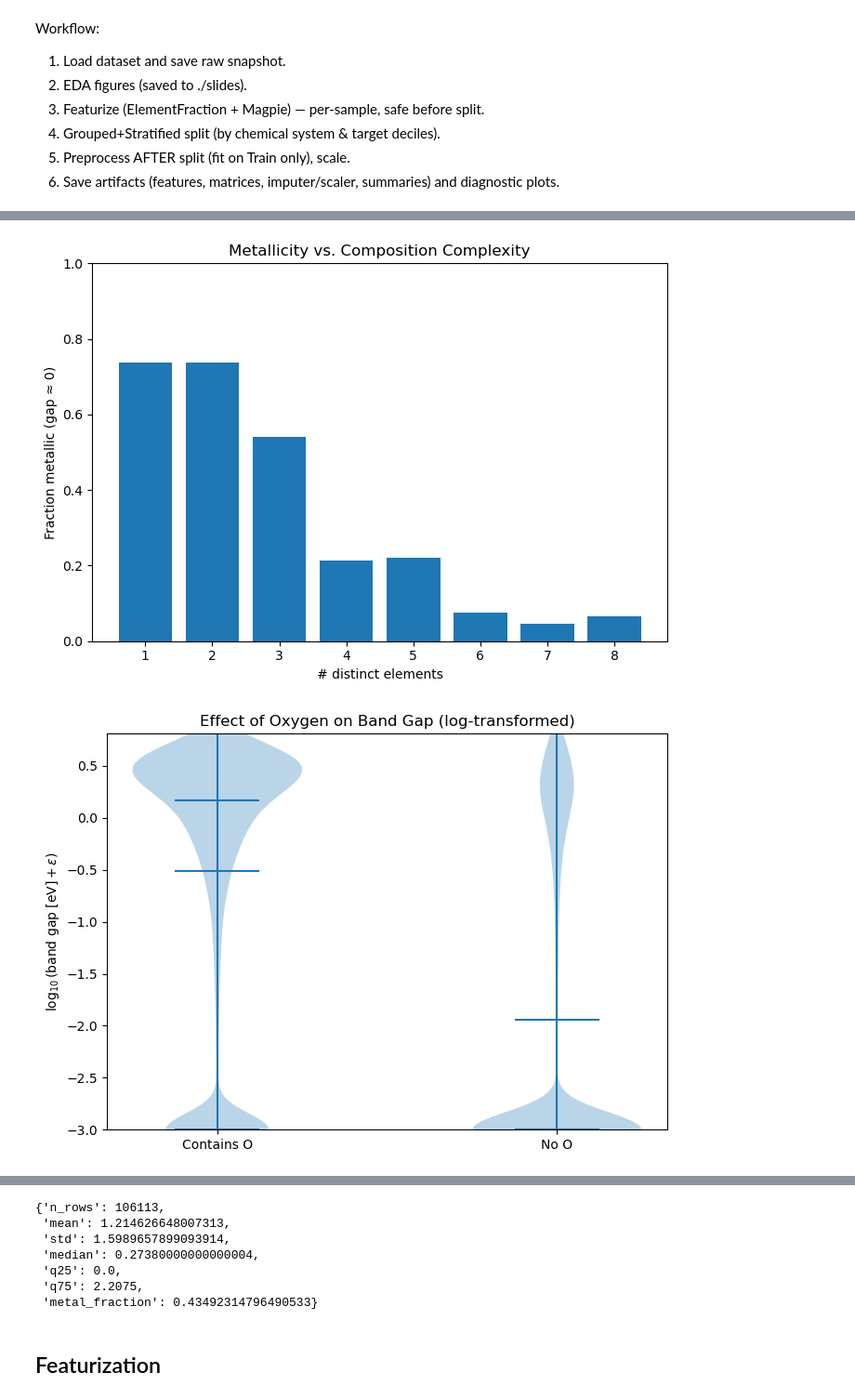
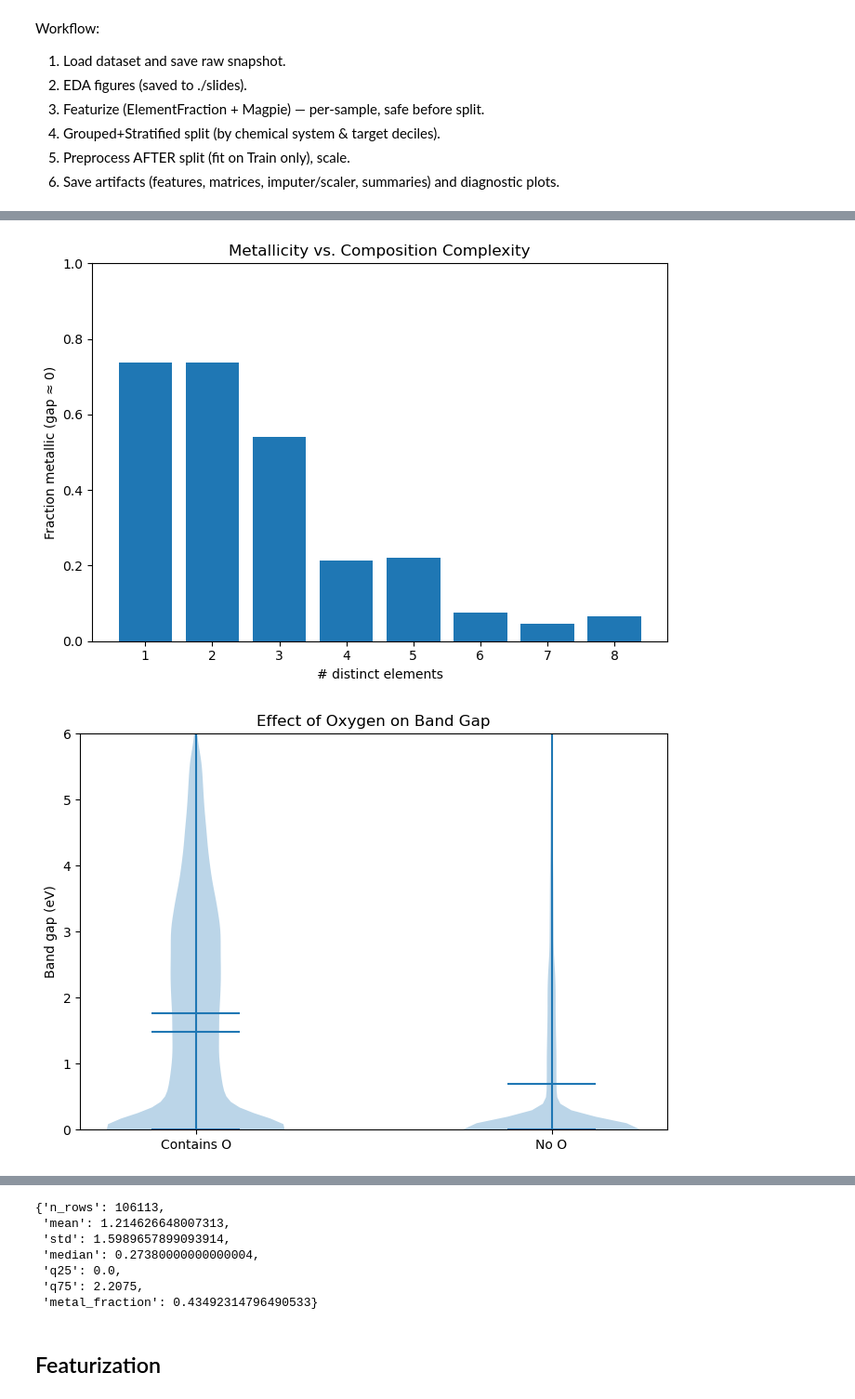
Before and after one commit to eivaniashvili/band_gap_project, a Jupyter notebook: notebooks/00_data_eda_split.ipynb, the cells around one changed output, grey strips where cells are left out. Shown at 93% size. Saved outputs shown, nothing was run; the diff lists cells and outputs as text; code cells hidden in the pictures.

Commit message:
fixed some plotting issues

```diff
--- a/notebooks/00_data_eda_split.ipynb
+++ b/notebooks/00_data_eda_split.ipynb
@@ -44,13 +53,33 @@ Slides: /Users/elenei/Desktop/Brown/Data1030/final_project/bandgap/band_gap_proj
 # %%
-from matminer.datasets import load_dataset
+import time, sys
+from pathlib import Path
+import pandas as pd
+
+project_root = find_repo_root()
+ART = project_root / "artifacts"
+ART.mkdir(parents=True, exist_ok=True)
+
+RAW_PKL = ART / "raw_df.pkl"
+FORCE_REFRESH = False
+
+def rel(p: Path) -> str:
+    try:
+        return str(p.relative_to(project_root))
+    except ValueError:
+        return p.name  # fallback
 
 t0 = time.time()
-df = load_dataset("matbench_mp_gap")  # downloads once, then caches
-if "gap pbe" in df.columns and "band_gap_eV" not in df.columns:
-    df = df.rename(columns={"gap pbe": "band_gap_eV"})
-assert {"structure", "band_gap_eV"}.issubset(df.columns), df.columns.tolist()
+if RAW_PKL.exists() and not FORCE_REFRESH:
+    df = pd.read_pickle(RAW_PKL)
+    print(f"Loaded cached {rel(RAW_PKL)} in {time.time()-t0:.2f}s | rows={len(df):,}")
+else:
+    from matminer.datasets import load_dataset
+    df = load_dataset("matbench_mp_gap")
+    if "gap pbe" in df.columns and "band_gap_eV" not in df.columns:
+        df = df.rename(columns={"gap pbe": "band_gap_eV"})
+    assert {"structure", "band_gap_eV"}.issubset(df.columns), df.columns.tolist()
+    df[["structure", "band_gap_eV"]].to_pickle(RAW_PKL)
+    print(f"Downloaded via matminer + saved {rel(RAW_PKL)} in {time.time()-t0:.2f}s | rows={len(df):,}")
 
-save_df_pickle("raw_df.pkl", df[["structure", "band_gap_eV"]])
-print(f"Loaded Matbench MP Gap: {len(df):,} rows in {time.time()-t0:.2f}s")
 df.head(2)
 # %% [output]
@@ -61,23 +90,24 @@ Loaded Matbench MP Gap: 106,113 rows in 200.78s
 # %%
 fig_bandgap_hist(df)
 fig_bandgap_hist_logx(df)
 fig_metal_fraction_by_nelems(df)
+fig_oxygen_violin(df)
 fig_oxygen_violin_log(df)
 
 desc = df["band_gap_eV"].describe(percentiles=[.25,.5,.75]).to_dict()
 eda_summary = {
     "n_rows": int(df.shape[0]),
     "mean": float(df["band_gap_eV"].mean()),
     "std": float(df["band_gap_eV"].std()),
     "median": float(df["band_gap_eV"].median()),
     "q25": float(desc["25%"]),
     "q75": float(desc["75%"]),
     "metal_fraction": float((df["band_gap_eV"] <= 1e-9).mean()),
 }
 save_json("eda_summary.json", eda_summary)
 eda_summary
 # %% [output]
 [figure]
 [figure]
 [figure]
-[figure, old version]
+[figure, new version]
```
Also changed, not shown: parts of 4 cells of this notebook.
